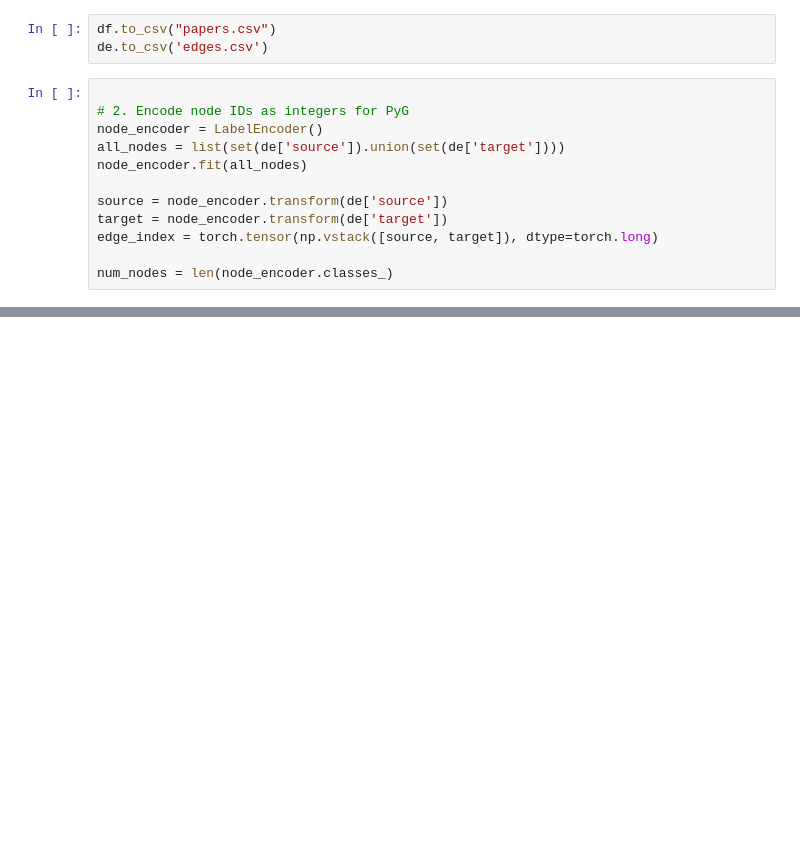
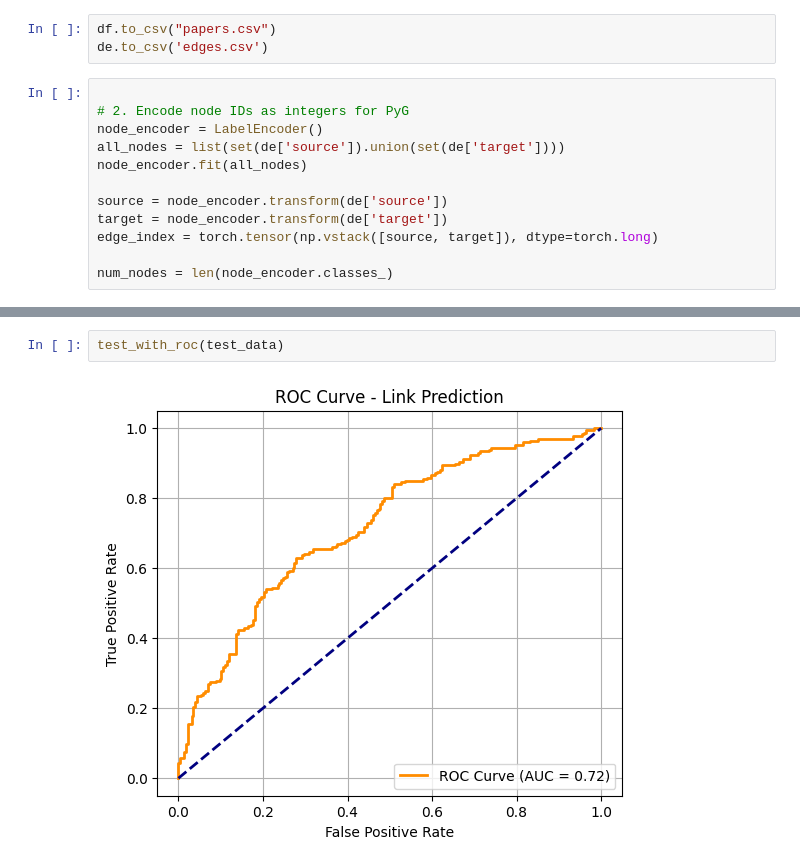
Before and after one commit to bouaik9/GNN, a Jupyter notebook: GNN.ipynb, the cells around one changed output, grey strips where cells are left out. Cells and saved outputs as stored; diff of their text form; blank space fills up the shorter version.

```diff
--- a/GNN.ipynb
+++ b/GNN.ipynb
@@ -401,0 +499,4 @@ Epoch 099 | Loss: 0.2609 | Val Acc: 0.7532 | Test Acc: 0.7694
+# %%
+test_with_roc(test_data)
+# %% [output]
+[figure, added]
```
Also changed, not shown: parts of 13 cells of this notebook, 6 other files.
